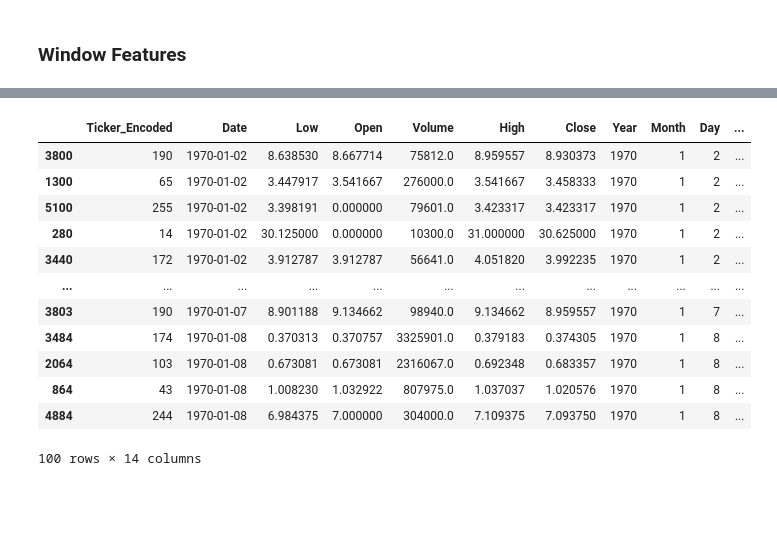
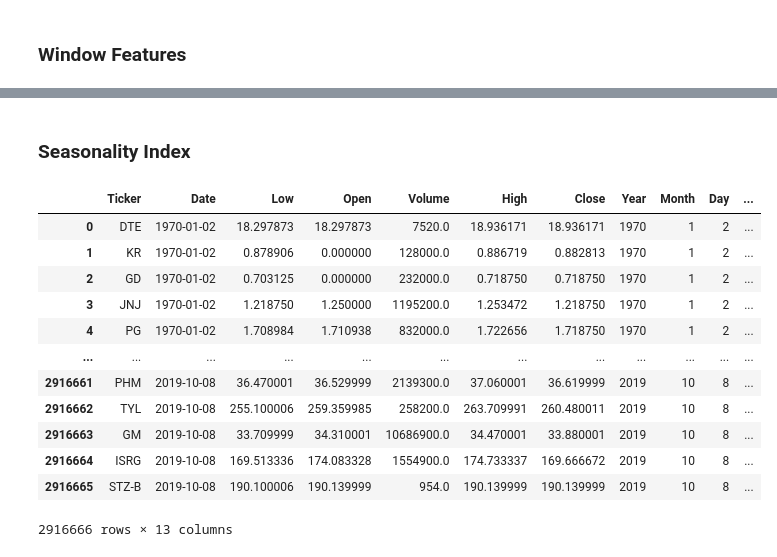
Before and after one commit to nicola-cecere/Stock_Market_TS_Prediction, a Jupyter notebook: featureEngineering.ipynb, the cells around one changed output, grey strips where cells are left out. Saved outputs shown, nothing was run; the diff lists cells and outputs as text; code cells hidden in the pictures; blank space fills up the shorter version.

Commit message:
Update featureEngineering.ipynb
add seasonality index

```diff
--- a/featureEngineering.ipynb
+++ b/featureEngineering.ipynb
@@ -303,22 +263,39 @@ lag_df_encoded
+# %% [markdown]
+### Seasonality Index
+# %%
+df = train_df.copy()
+
+def categorize_month(month):
+    if month in [4, 5, 7, 8, 9]:
+        return 'Bullish'
+    elif month in [1, 10, 11, 12]:
+        return 'Bearish'
+    else:
+        return 'Normal'
+
+# Apply the function to create a new column for the category
+df['Month_Category'] = df['Month'].apply(categorize_month)
+
+# Apply one-hot encoding to the 'Month_Category' column
+df_one_hot = pd.get_dummies(df, columns=['Month_Category'])
+df_one_hot
+# %% [output]
+|  | Ticker | Date | Low | Open | Volume | High | Close | Year | Month | Day | ... |
+| 0 | DTE | 1970-01-02 | 18.297873 | 18.297873 | 7520.0 | 18.936171 | 18.936171 | 1970 | 1 | 2 | ... |
+| 1 | KR | 1970-01-02 | 0.878906 | 0.000000 | 128000.0 | 0.886719 | 0.882813 | 1970 | 1 | 2 | ... |
+| 2 | GD | 1970-01-02 | 0.703125 | 0.000000 | 232000.0 | 0.718750 | 0.718750 | 1970 | 1 | 2 | ... |
+| 3 | JNJ | 1970-01-02 | 1.218750 | 1.250000 | 1195200.0 | 1.253472 | 1.218750 | 1970 | 1 | 2 | ... |
+| 4 | PG | 1970-01-02 | 1.708984 | 1.710938 | 832000.0 | 1.722656 | 1.718750 | 1970 | 1 | 2 | ... |
+| ... | ... | ... | ... | ... | ... | ... | ... | ... | ... | ... | ... |
+| 2916661 | PHM | 2019-10-08 | 36.470001 | 36.529999 | 2139300.0 | 37.060001 | 36.619999 | 2019 | 10 | 8 | ... |
+| 2916662 | TYL | 2019-10-08 | 255.100006 | 259.359985 | 258200.0 | 263.709991 | 260.480011 | 2019 | 10 | 8 | ... |
+| 2916663 | GM | 2019-10-08 | 33.709999 | 34.310001 | 10686900.0 | 34.470001 | 33.880001 | 2019 | 10 | 8 | ... |
+| 2916664 | ISRG | 2019-10-08 | 169.513336 | 174.083328 | 1554900.0 | 174.733337 | 169.666672 | 2019 | 10 | 8 | ... |
+| 2916665 | STZ-B | 2019-10-08 | 190.100006 | 190.139999 | 954.0 | 190.139999 | 190.139999 | 2019 | 10 | 8 | ... |
+2916666 rows × 13 columns
 # %%
-df = lag_df_encoded.copy()
-
-df.sort_values(by="Date", inplace=True)
-df.reset_index(drop=True)
-df.head(100)
+#df_one_hot.sort_values(by="Date", inplace=True)
+#df_one_hot.reset_index(drop=True)
+#df_one_hot
-# %% [output]
-|  | Ticker_Encoded | Date | Low | Open | Volume | High | Close | Year | Month | Day | ... |
-| 3800 | 190 | 1970-01-02 | 8.638530 | 8.667714 | 75812.0 | 8.959557 | 8.930373 | 1970 | 1 | 2 | ... |
-| 1300 | 65 | 1970-01-02 | 3.447917 | 3.541667 | 276000.0 | 3.541667 | 3.458333 | 1970 | 1 | 2 | ... |
-| 5100 | 255 | 1970-01-02 | 3.398191 | 0.000000 | 79601.0 | 3.423317 | 3.423317 | 1970 | 1 | 2 | ... |
-| 280 | 14 | 1970-01-02 | 30.125000 | 0.000000 | 10300.0 | 31.000000 | 30.625000 | 1970 | 1 | 2 | ... |
-| 3440 | 172 | 1970-01-02 | 3.912787 | 3.912787 | 56641.0 | 4.051820 | 3.992235 | 1970 | 1 | 2 | ... |
-| ... | ... | ... | ... | ... | ... | ... | ... | ... | ... | ... | ... |
-| 3803 | 190 | 1970-01-07 | 8.901188 | 9.134662 | 98940.0 | 9.134662 | 8.959557 | 1970 | 1 | 7 | ... |
-| 3484 | 174 | 1970-01-08 | 0.370313 | 0.370757 | 3325901.0 | 0.379183 | 0.374305 | 1970 | 1 | 8 | ... |
-| 2064 | 103 | 1970-01-08 | 0.673081 | 0.673081 | 2316067.0 | 0.692348 | 0.683357 | 1970 | 1 | 8 | ... |
-| 864 | 43 | 1970-01-08 | 1.008230 | 1.032922 | 807975.0 | 1.037037 | 1.020576 | 1970 | 1 | 8 | ... |
-| 4884 | 244 | 1970-01-08 | 6.984375 | 7.000000 | 304000.0 | 7.109375 | 7.093750 | 1970 | 1 | 8 | ... |
-100 rows × 14 columns
 # %%
 df.to_csv('data/sp500/SP500_training_fe.csv', index=False)
```
Also changed, not shown: parts of 8 cells of this notebook.
